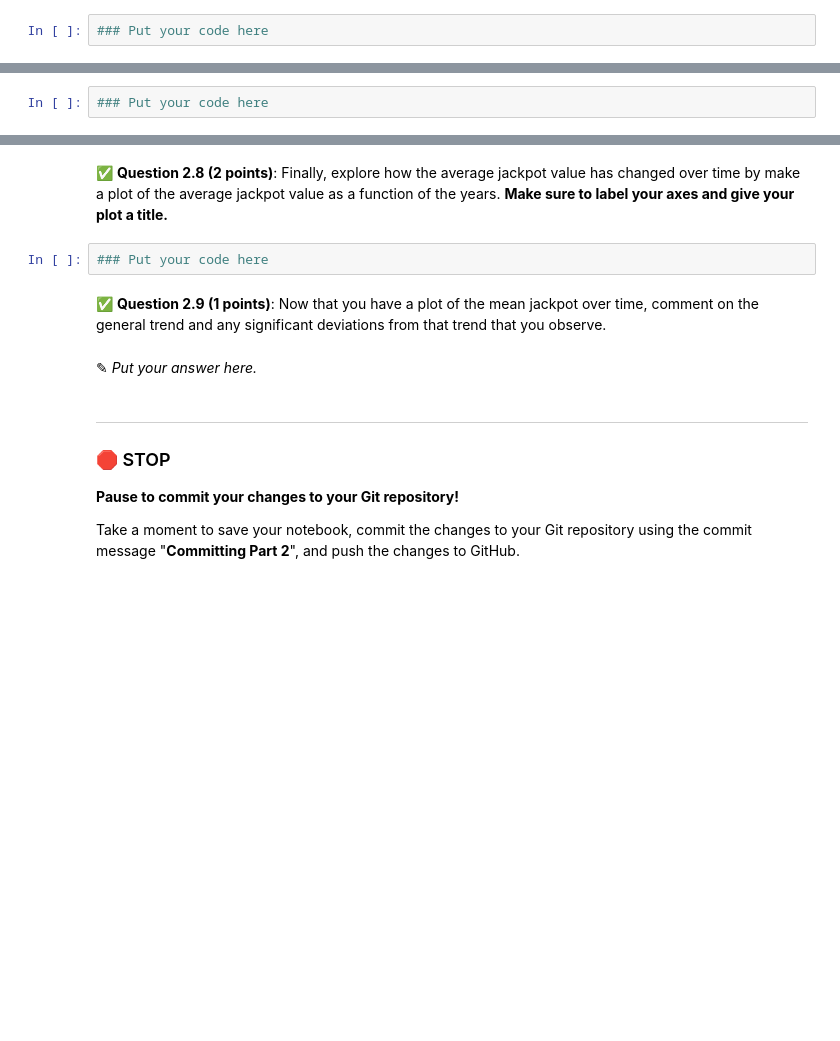
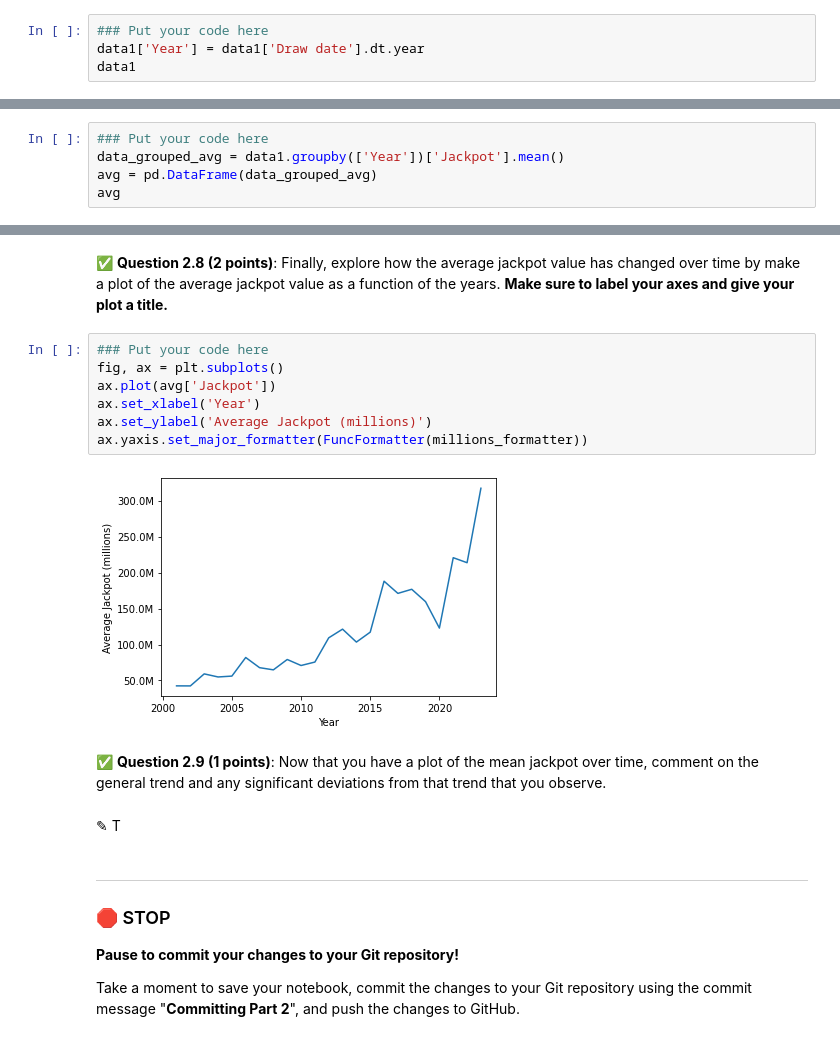
Before and after one commit to BraydenDillon/CMSE202-f23-turnin, a Jupyter notebook: midterm/CMSE202-Midterm-Section001-STUDENT.ipynb, the cells around one changed output, grey strips where cells are left out. Drawn from its saved outputs; the diff is of its cells as text; blank space fills up the shorter version.

```diff
--- a/midterm/CMSE202-Midterm-Section001-STUDENT.ipynb
+++ b/midterm/CMSE202-Midterm-Section001-STUDENT.ipynb
@@ -99,3 +144,5 @@ To achieve this, first **create a new column in the dataset called 'Year' that c
 Display your new dataframe to confirm that you created the column correctly.
 # %%
 ### Put your code here
+data1['Year'] = data1['Draw date'].dt.year
+data1
@@ -103,3 +164,6 @@ Display your new dataframe to confirm that you created the column correctly.
 &#9989; **Question 2.7 (2 points)**: Now, **calculate the average jackpot value for each year**. *Hint*: You can do this using pretty quickly by using the `groupby` function in Pandas, but if you can't get that to work, you can use any approach you wish. **Display the result**.
 # %%
 ### Put your code here
+data_grouped_avg = data1.groupby(['Year'])['Jackpot'].mean()
+avg = pd.DataFrame(data_grouped_avg)
+avg
@@ -106,11 +189,18 @@ Display your new dataframe to confirm that you created the column correctly.
 # %% [markdown]
 &#9989; **Question 2.8 (2 points)**: Finally, explore how the average jackpot value has changed over time by make a plot of the average jackpot value as a function of the years. **Make sure to label your axes and give your plot a title.**
-# %%
-### Put your code here
+# %%
+### Put your code here
+fig, ax = plt.subplots()
+ax.plot(avg['Jackpot'])
+ax.set_xlabel('Year')
+ax.set_ylabel('Average Jackpot (millions)')
+ax.yaxis.set_major_formatter(FuncFormatter(millions_formatter))
+# %% [output]
+[figure, added]
 # %% [markdown]
 &#9989; **Question 2.9 (1 points)**: Now that you have a plot of the mean jackpot over time, comment on the general trend and any significant deviations from that trend that you observe.
 # %% [markdown]
-<font size=+3>&#9998;</font> _Put your answer here._
+<font size=+3>&#9998;</font> T
 # %% [markdown]
 ---
 ### &#128721; STOP
```
Also changed, not shown: parts of 12 cells of this notebook, 1 other file.
